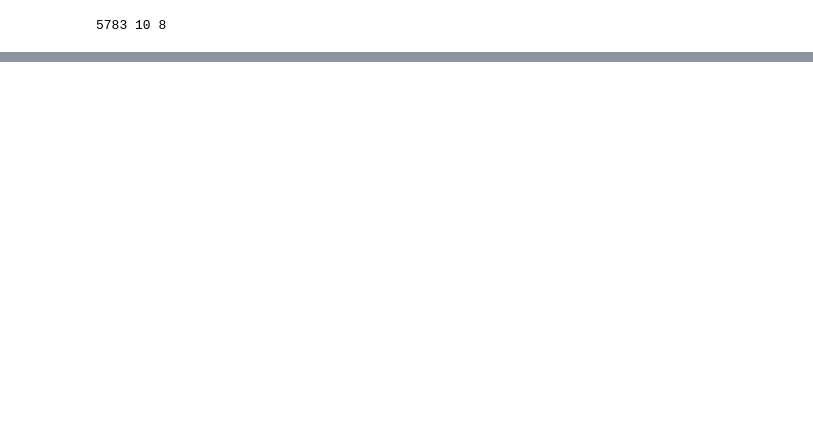
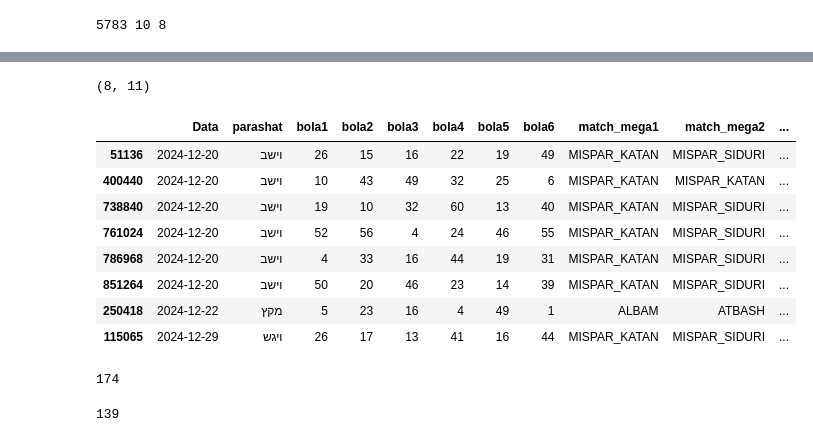
Before and after one commit to patrickfrancoalves/pibmunic, a Jupyter notebook: Loteria/LoteriaCaixa.ipynb, the cells around one changed output, grey strips where cells are left out. Drawn from its saved outputs; the diff is of its cells as text; code cells hidden in the pictures; blank space fills up the shorter version.

```diff
--- a/Loteria/LoteriaCaixa.ipynb
+++ b/Loteria/LoteriaCaixa.ipynb
@@ -219,0 +822,2 @@ df2[['5ª Dezena','hebMonth']][(df2['hebMonth']==5) | (df2['hebDay']==5)].groupb
+# %%
+merged = pd.merge(sena, df_atid, on='controle',how='outer')
@@ -219,0 +881,6 @@ df2[['5ª Dezena','hebMonth']][(df2['hebMonth']==5) | (df2['hebDay']==5)].groupb
+# %%
+merged = merged[ (merged['bola1']!=merged['bola2']) & (merged['bola1']!=merged['bola3']) & (merged['bola1']!=merged['bola4']) &
+                 (merged['bola1']!=merged['bola5']) & (merged['bola1']!=merged['bola6']) & (merged['bola2']!=merged['bola3']) &
+                 (merged['bola2']!=merged['bola4']) & (merged['bola2']!=merged['bola5']) & (merged['bola2']!=merged['bola6']) &
+                 (merged['bola3']!=merged['bola4']) & (merged['bola3']!=merged['bola5']) & (merged['bola3']!=merged['bola6']) &
+                 (merged['bola4']!=merged['bola5']) & (merged['bola4']!=merged['bola6']) ].copy()
@@ -219,0 +921,28 @@ df2[['5ª Dezena','hebMonth']][(df2['hebMonth']==5) | (df2['hebDay']==5)].groupb
+# %%
+dec = merged[['Data','parashat','bola1','bola2','bola3','bola4','bola5','bola6','match_mega1','match_mega2','match_mega3']][(merged['ano']==2024) & (merged['mes']==12) & ~(merged['match_mega1'].isnull()) & ~(merged['match_mega2'].isnull())].copy()
+# %%
+dec.drop_duplicates( subset=['bola1','bola2','bola3','bola4','bola5','bola6'], keep='first', inplace=True)
+# %%
+dec.shape
+# %% [output]
+(8, 11)
+# %%
+dec.sort_values(by='Data')
+# %% [output]
+|  | Data | parashat | bola1 | bola2 | bola3 | bola4 | bola5 | bola6 | match_mega1 | match_mega2 | ... |
+| 51136 | 2024-12-20 | וישב | 26 | 15 | 16 | 22 | 19 | 49 | MISPAR_KATAN | MISPAR_SIDURI | ... |
+| 400440 | 2024-12-20 | וישב | 10 | 43 | 49 | 32 | 25 | 6 | MISPAR_KATAN | MISPAR_KATAN | ... |
+| 738840 | 2024-12-20 | וישב | 19 | 10 | 32 | 60 | 13 | 40 | MISPAR_KATAN | MISPAR_SIDURI | ... |
+| 761024 | 2024-12-20 | וישב | 52 | 56 | 4 | 24 | 46 | 55 | MISPAR_KATAN | MISPAR_SIDURI | ... |
+| 786968 | 2024-12-20 | וישב | 4 | 33 | 16 | 44 | 19 | 31 | MISPAR_KATAN | MISPAR_SIDURI | ... |
+| 851264 | 2024-12-20 | וישב | 50 | 20 | 46 | 23 | 14 | 39 | MISPAR_KATAN | MISPAR_SIDURI | ... |
+| 250418 | 2024-12-22 | מקץ | 5 | 23 | 16 | 4 | 49 | 1 | ALBAM | ATBASH | ... |
+| 115065 | 2024-12-29 | ויגש | 26 | 17 | 13 | 41 | 16 | 44 | MISPAR_KATAN | MISPAR_SIDURI | ... |
+# %%
+11+20+31+34+35+43
+# %% [output]
+174
+# %%
+2+4+12+33+41+47
+# %% [output]
+139
```
Also changed, not shown: parts of 95 cells of this notebook, 9 other files.
